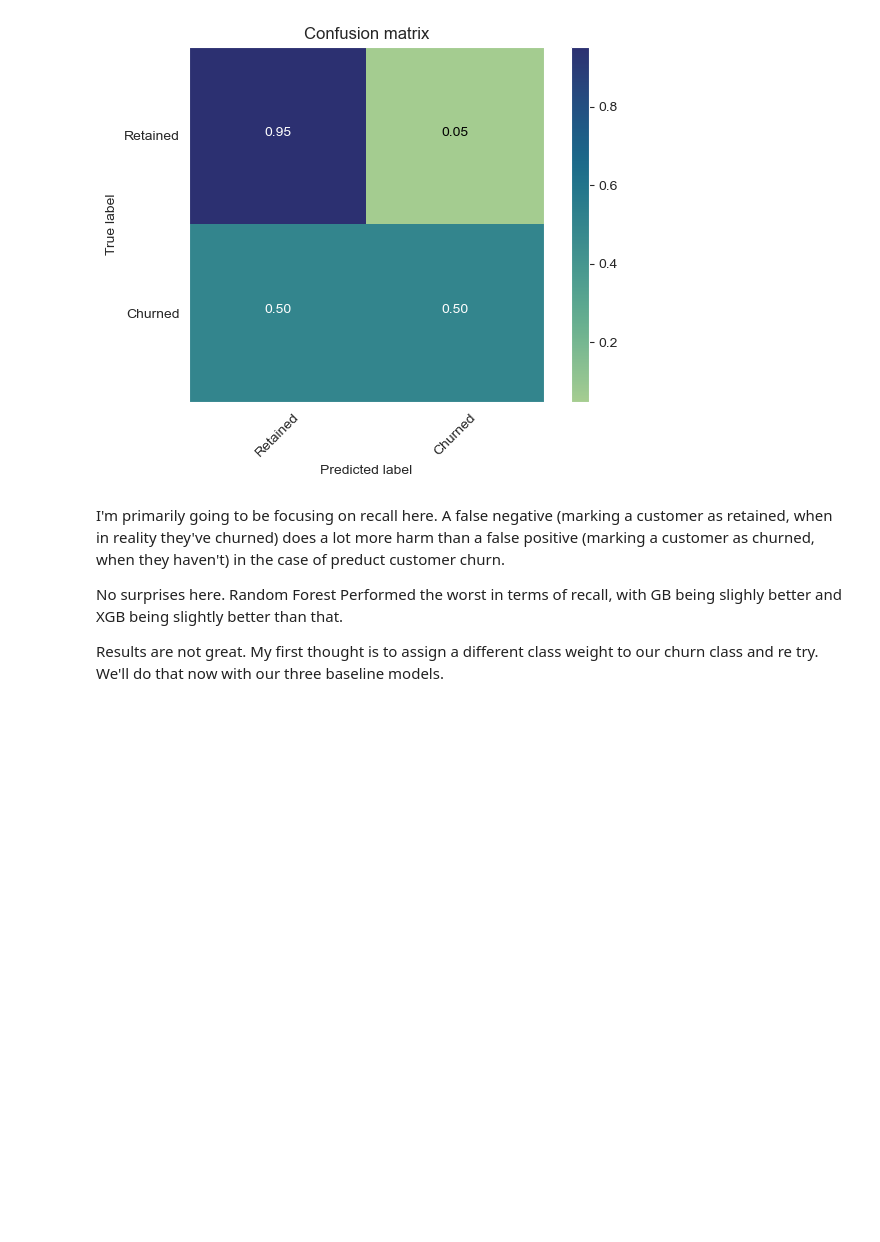
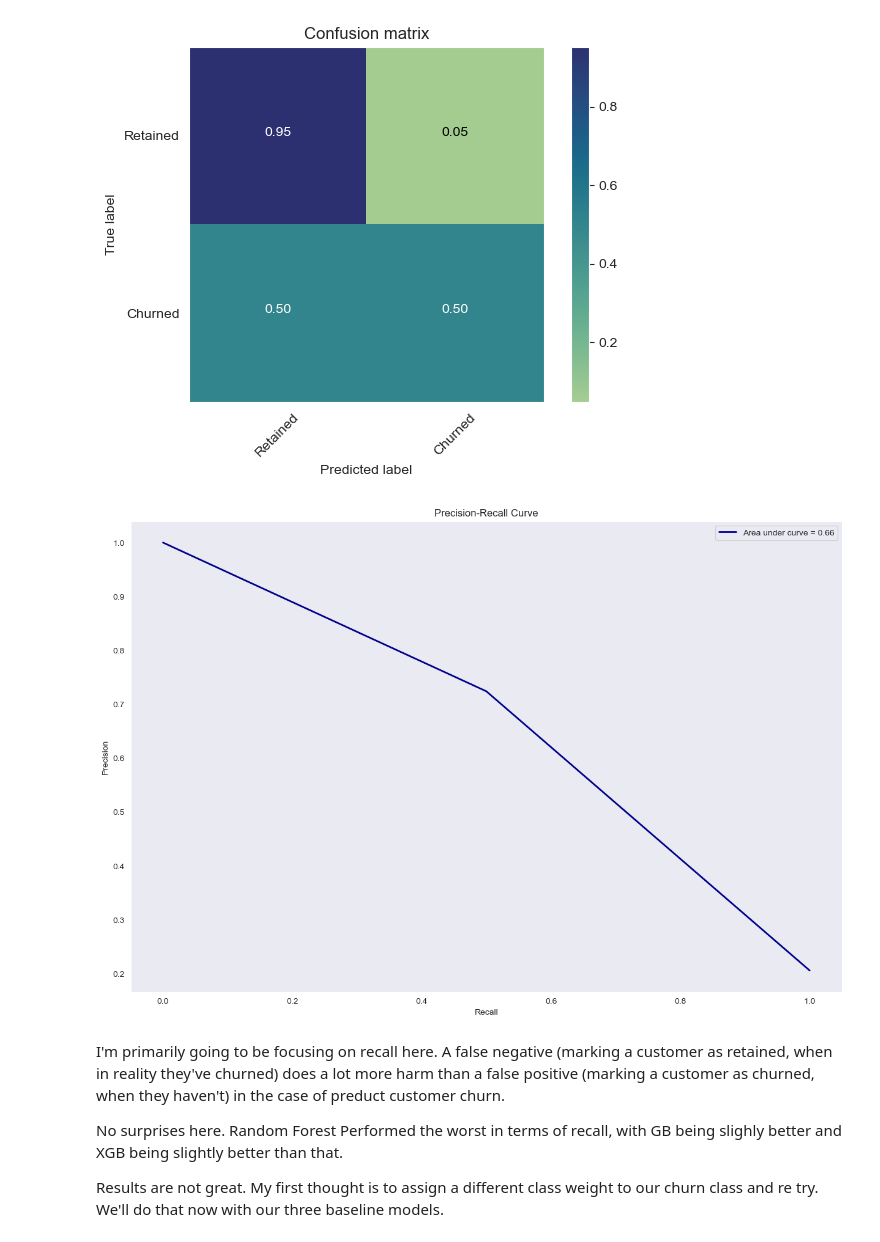
Before and after one commit to Brody-Hill/CapstoneThree, a Jupyter notebook: Notebooks/Pre Processing and Modeling.ipynb, the cells around one changed output. Cells and saved outputs as stored; diff of their text form; code cells hidden in the pictures; blank space fills up the shorter version.

```diff
--- a/Notebooks/Pre Processing and Modeling.ipynb
+++ b/Notebooks/Pre Processing and Modeling.ipynb
@@ -216,6 +216,20 @@ Normalized confusion matrix
 [[0.95065458 0.04934542]
  [0.5        0.5       ]]
 [figure]
+# %%
+precision4, recall4, _ = precision_recall_curve(y_test.ravel(), y_pred_XGB.ravel())
+area_under_curve4 = auc(recall4, precision4)
+
+plt.figure(figsize=(15, 10))
+plt.plot(recall4, precision4, color='darkblue', lw=2, label=f'Area under curve = {area_under_curve4:.2f}')
+plt.xlabel('Recall')
+plt.xlabel('Recall')
+plt.ylabel('Precision')
+plt.title('Precision-Recall Curve')
+plt.legend(loc='best')
+plt.show()
+# %% [output]
+[figure, added]
 # %% [markdown]
 I'm primarily going to be focusing on recall here. A false negative (marking a customer as retained, when in reality they've churned) does a lot more harm than a false positive (marking a customer as churned, when they haven't) in the case of preduct customer churn.
 
```
Also changed, not shown: parts of 28 cells of this notebook.
